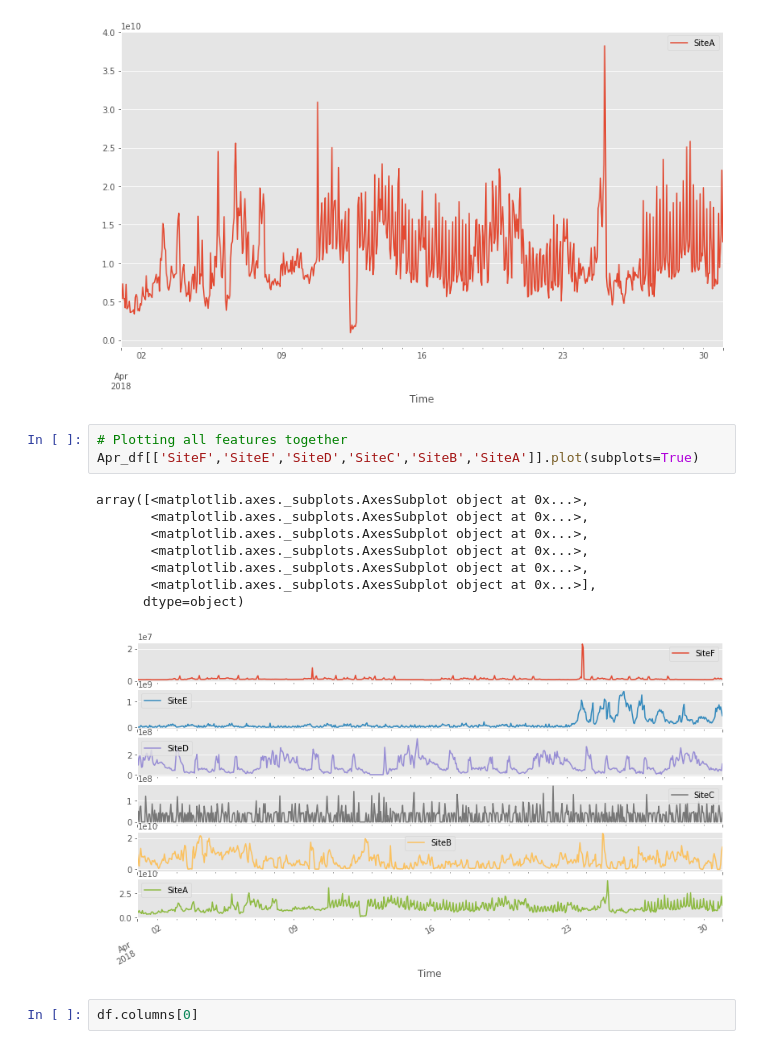
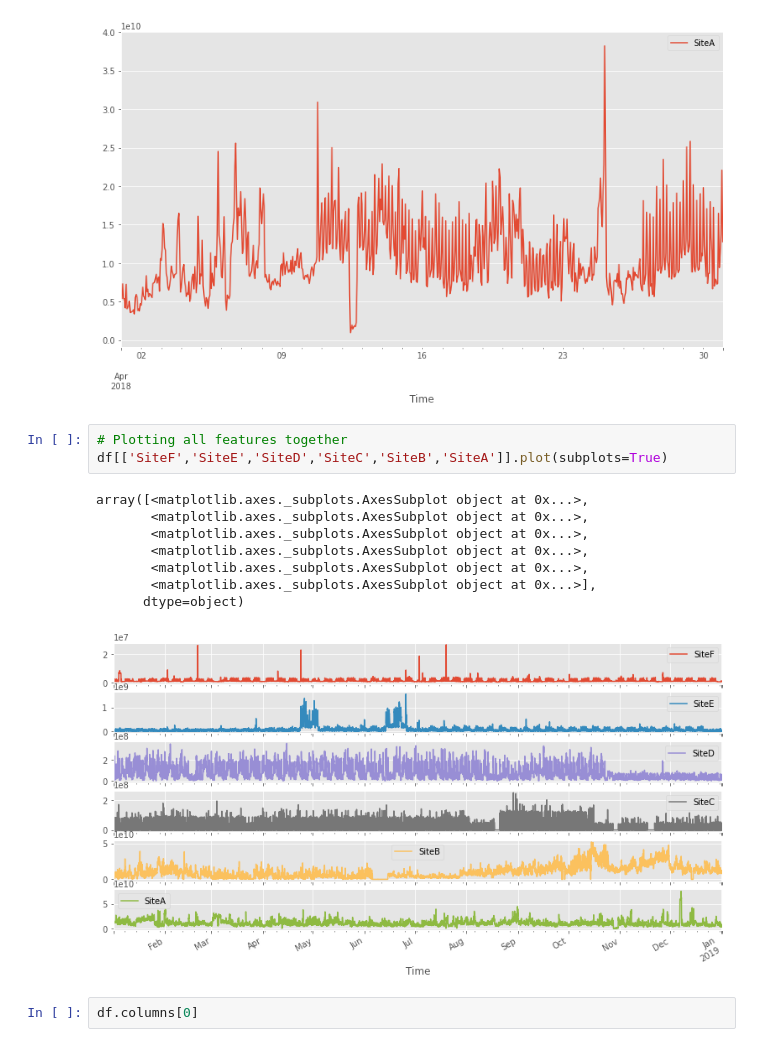
Before and after one commit to abidshafee/autoML-tsModel, a Jupyter notebook: AutoML_ts_Model.ipynb, the cells around one changed output. Drawn from its saved outputs; the diff is of its cells as text.

```diff
--- a/AutoML_ts_Model.ipynb
+++ b/AutoML_ts_Model.ipynb
@@ -174,16 +174,16 @@ SiteA_apr.plot()
 [figure]
 # %%
 # Plotting all features together
-Apr_df[['SiteF','SiteE','SiteD','SiteC','SiteB','SiteA']].plot(subplots=True)
+df[['SiteF','SiteE','SiteD','SiteC','SiteB','SiteA']].plot(subplots=True)
 # %% [output]
 array([<matplotlib.axes._subplots.AxesSubplot object at 0x...>,
        <matplotlib.axes._subplots.AxesSubplot object at 0x...>,
        <matplotlib.axes._subplots.AxesSubplot object at 0x...>,
        <matplotlib.axes._subplots.AxesSubplot object at 0x...>,
        <matplotlib.axes._subplots.AxesSubplot object at 0x...>,
        <matplotlib.axes._subplots.AxesSubplot object at 0x...>],
       dtype=object)
-[figure, old version]
+[figure, new version]
 # %%
 df.columns[0]
 # %% [output]
```
Also changed, not shown: parts of 8 cells of this notebook.
